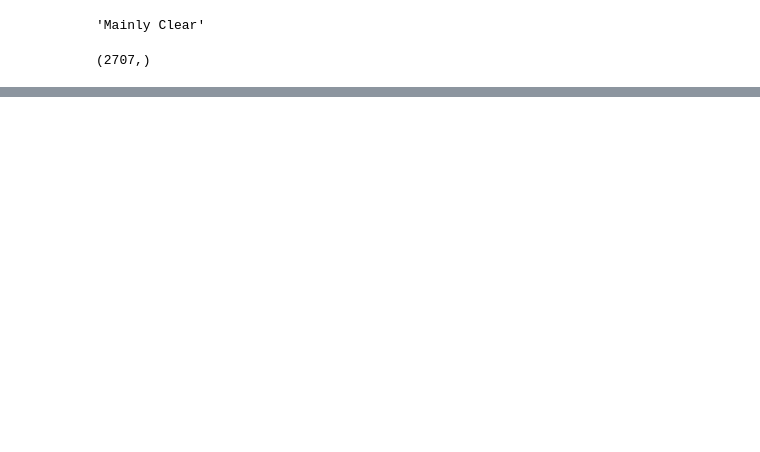
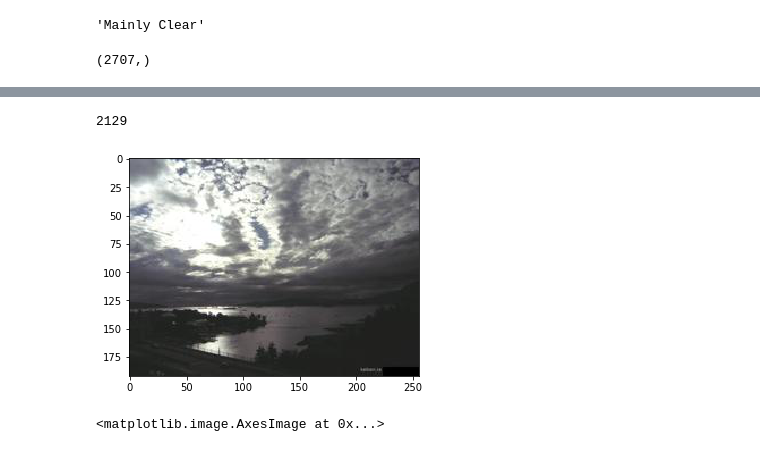
Before and after one commit to AFettes/DataScienceProject, a Jupyter notebook: project.ipynb, the cells around one changed output, grey strips where cells are left out. Saved outputs shown, nothing was run; the diff lists cells and outputs as text; code cells hidden in the pictures; blank space fills up the shorter version.

```diff
--- a/project.ipynb
+++ b/project.ipynb
@@ -202,0 +323,13 @@ NameError: name 'images' is not defined
+# %%
+grad.argmax()
+# %% [output]
+2129
+# %%
+plt.imshow(cv2.actualImages[2129, :, :, :])
+plt.show()
+# %% [output]
+[figure, added]
+# %%
+plt.imshow(cv2.Laplacian(greyImages[2129, :, :], ddepth=cv2.CV_16S), cmap='gray')
+# %% [output]
+<matplotlib.image.AxesImage at 0x...>
```
Also changed, not shown: parts of 26 cells of this notebook, 1 other file.
